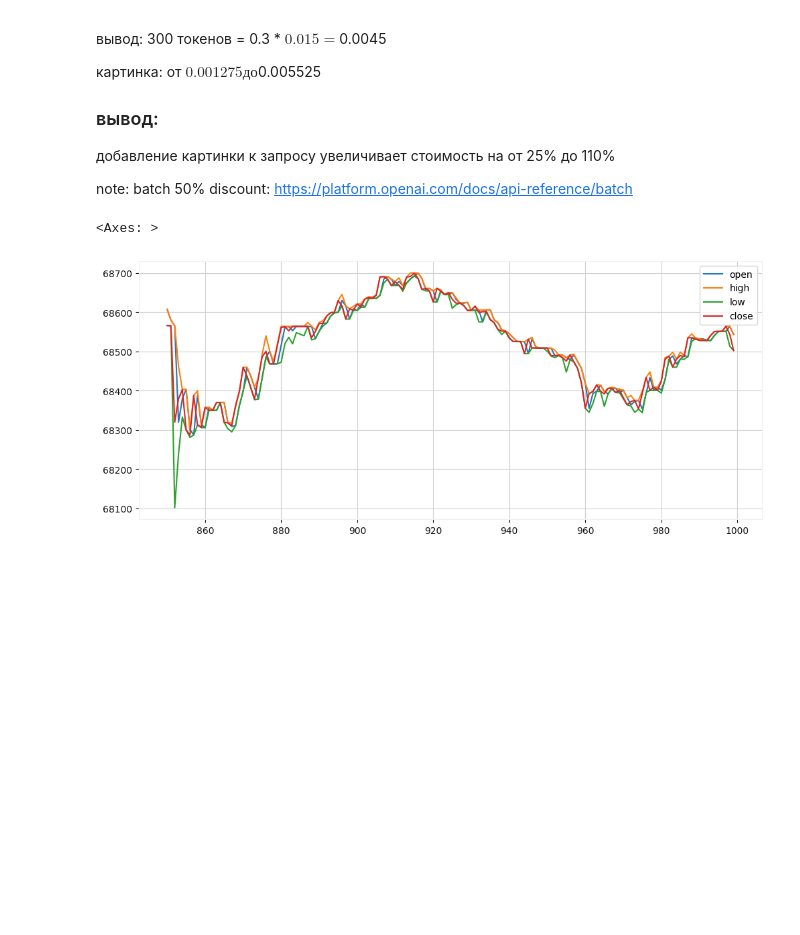
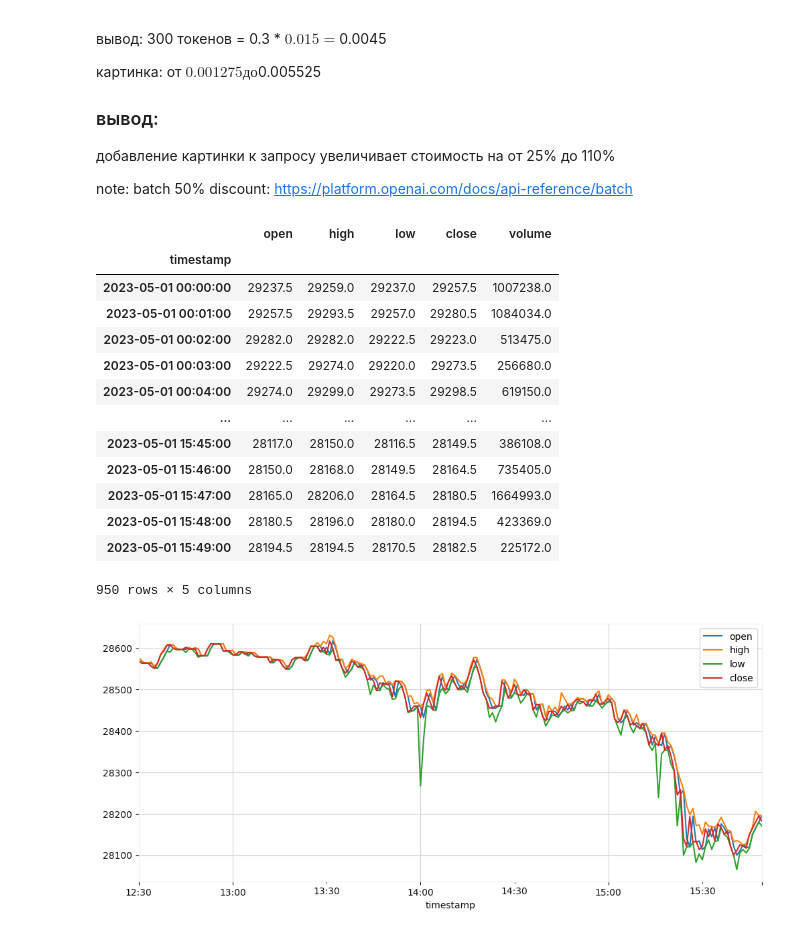
Before and after one commit to barsv/inv, a Jupyter notebook: test.ipynb, the cells around one changed output. Cells and saved outputs as stored; diff of their text form; code cells hidden in the pictures; blank space fills up the shorter version.

Commit message:
chart is ready

```diff
--- a/test.ipynb
+++ b/test.ipynb
@@ -58,7 +60,7 @@ height_in_inches = 768 / dpi
 #height_in_inches = 768 / dpi
 
 # количество свечей на графике
-points = 150
+points = 200
 # %% [markdown]
 ### цены за gpt-4o:
 
@@ -86,18 +88,44 @@ note: batch 50% discount: https://platform.openai.com/docs/api-reference/batch
 # %%
 #filename = 'npz/BTCUSD/BTCUSD2023-05-01.npz' # пятисекундные свечи
 filename = 'npz/BTCUSD_1T.npz'
 #filename = 'npz/BTCUSD_1H.npz'
 #filename = 'npz/BTCUSD_D.npz'
 
 # зачитывание в формате numpy
 data = np.load(filename, allow_pickle=True)['data']
-data = data[-1000:] # беру последние точки, чтобы не напрягать либу технического анализа большим количеством точек.
-
 # преобразование в формат pandas
 df = pd.DataFrame(data, columns=['timestamp', 'open', 'high', 'low', 'close', 'volume'])
 
+# Преобразование 'timestamp' в datetime и установка его как индекс DataFrame
+df['timestamp'] = pd.to_datetime(df['timestamp'])
+df.set_index('timestamp', inplace=True)
+
+# Преобразование всех столбцов с ценами и объемом в числовой формат
+for column in ['open', 'high', 'low', 'close', 'volume']:
+    df[column] = pd.to_numeric(df[column], errors='coerce')
+
+# поиск интересной точки.
+date_to_find = '2024-05-29 08:10'
+index_position = df.index.get_loc(pd.Timestamp(date_to_find))
+# беру часть точек, чтобы не напрягать либу технического анализа большим количеством точек.
+df = df[-index_position-1000:-index_position]
+
 # вывод графика просто, чтобы посмотреть что считалось с диска.
 df[['open', 'high', 'low', 'close']][-points:].plot(figsize=(12,5))
+df
 # %% [output]
+|  | open | high | low | close | volume |
+| timestamp |  |  |  |  |  |
+| 2023-05-01 00:00:00 | 29237.5 | 29259.0 | 29237.0 | 29257.5 | 1007238.0 |
+| 2023-05-01 00:01:00 | 29257.5 | 29293.5 | 29257.0 | 29280.5 | 1084034.0 |
+| 2023-05-01 00:02:00 | 29282.0 | 29282.0 | 29222.5 | 29223.0 | 513475.0 |
+| 2023-05-01 00:03:00 | 29222.5 | 29274.0 | 29220.0 | 29273.5 | 256680.0 |
+| 2023-05-01 00:04:00 | 29274.0 | 29299.0 | 29273.5 | 29298.5 | 619150.0 |
+| ... | ... | ... | ... | ... | ... |
+| 2023-05-01 15:45:00 | 28117.0 | 28150.0 | 28116.5 | 28149.5 | 386108.0 |
+| 2023-05-01 15:46:00 | 28150.0 | 28168.0 | 28149.5 | 28164.5 | 735405.0 |
+| 2023-05-01 15:47:00 | 28165.0 | 28206.0 | 28164.5 | 28180.5 | 1664993.0 |
+| 2023-05-01 15:48:00 | 28180.5 | 28196.0 | 28180.0 | 28194.5 | 423369.0 |
+| 2023-05-01 15:49:00 | 28194.5 | 28194.5 | 28170.5 | 28182.5 | 225172.0 |
-<Axes: >
+950 rows × 5 columns
-[figure, old version]
+[figure, new version]
```
Also changed, not shown: parts of 6 cells of this notebook.
